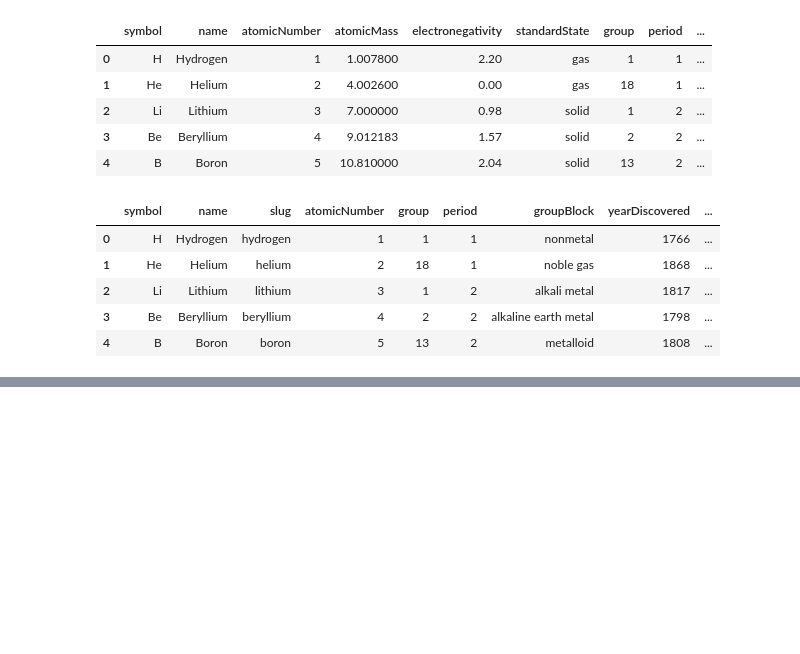
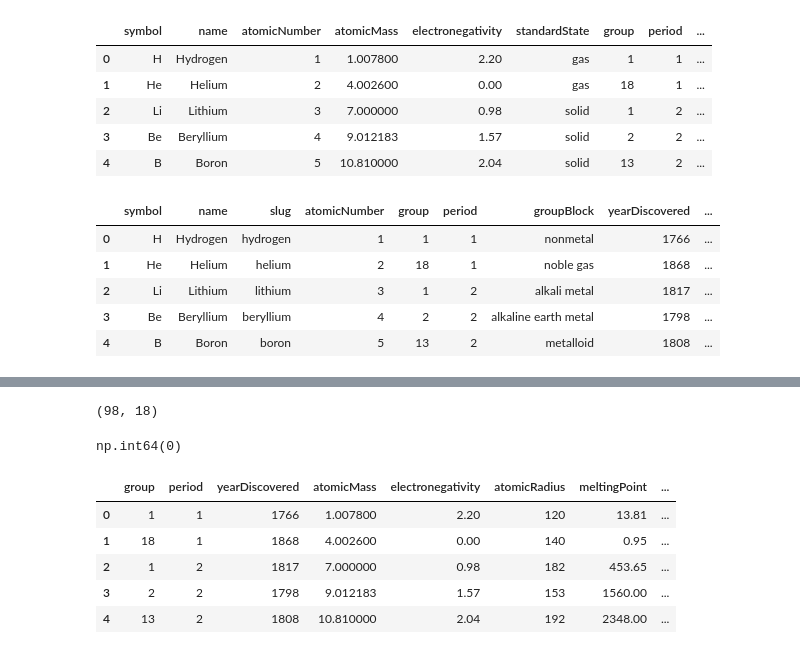
Before and after one commit to Mikayla-ds2/elemental, a Jupyter notebook: eda.ipynb, the cells around one changed output, grey strips where cells are left out. Drawn from its saved outputs; the diff is of its cells as text; code cells hidden in the pictures; blank space fills up the shorter version.

```diff
--- a/eda.ipynb
+++ b/eda.ipynb
@@ -45,0 +83,19 @@ data.to_csv('elements.csv')
+# %%
+dataset.shape
+# %% [output]
+(98, 18)
+# %%
+dataset.duplicated().sum()
+# %% [output]
+np.int64(0)
+# %%
+numeric = dataset.select_dtypes('number')
+numeric = numeric.drop(['atomicNumber'], axis=1)
+numeric.head()
+# %% [output]
+|  | group | period | yearDiscovered | atomicMass | electronegativity | atomicRadius | meltingPoint | ... |
+| 0 | 1 | 1 | 1766 | 1.007800 | 2.20 | 120 | 13.81 | ... |
+| 1 | 18 | 1 | 1868 | 4.002600 | 0.00 | 140 | 0.95 | ... |
+| 2 | 1 | 2 | 1817 | 7.000000 | 0.98 | 182 | 453.65 | ... |
+| 3 | 2 | 2 | 1798 | 9.012183 | 1.57 | 153 | 1560.00 | ... |
+| 4 | 13 | 2 | 1808 | 10.810000 | 2.04 | 192 | 2348.00 | ... |
```
Also changed, not shown: parts of 16 cells of this notebook.
